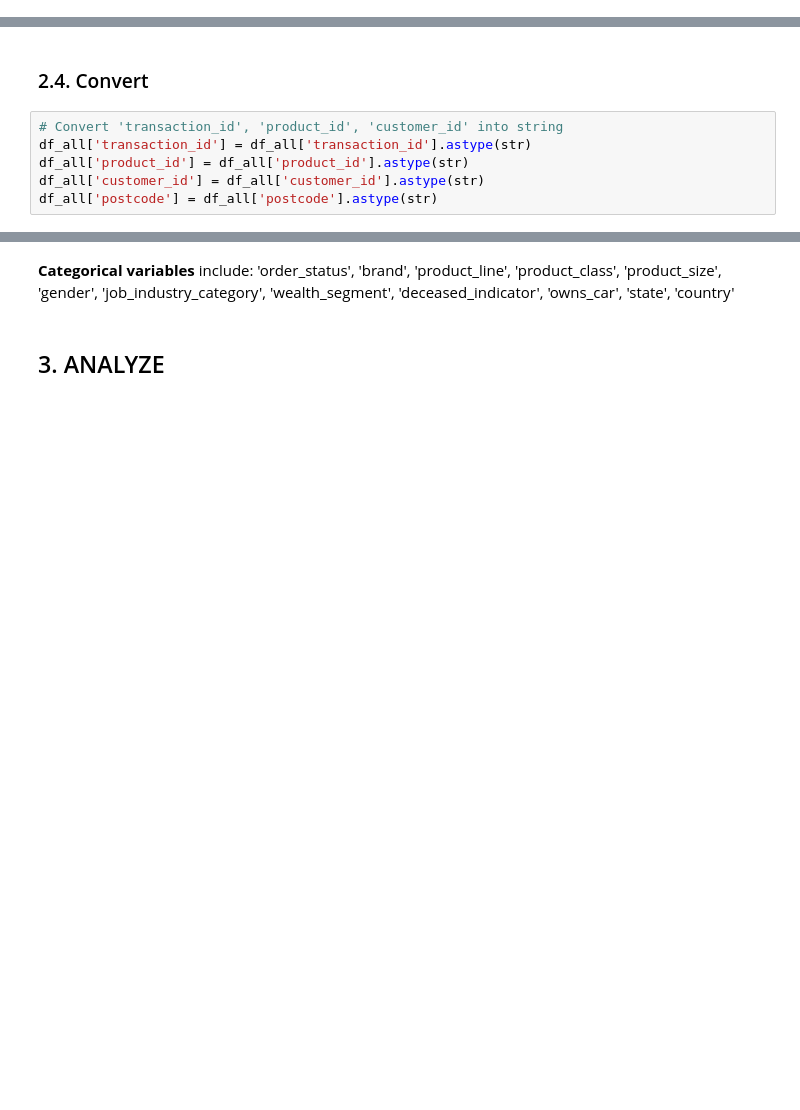
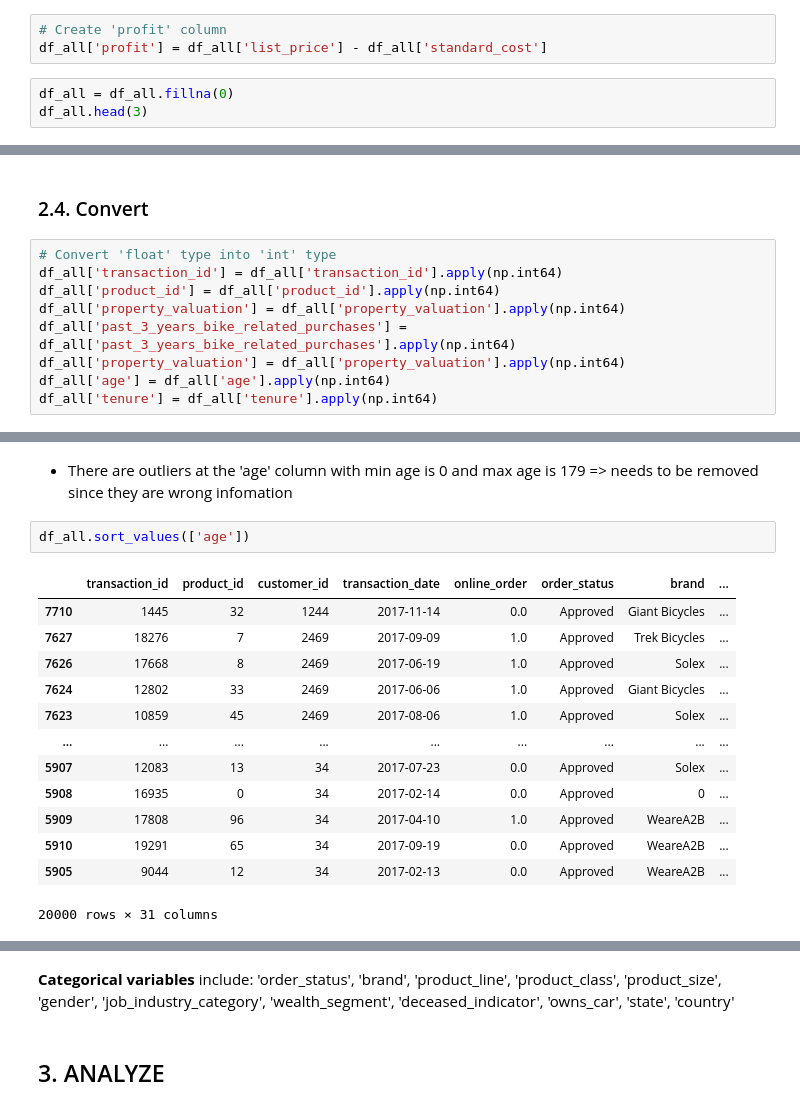
Before and after one commit to vynguyen293/KPMG-Data-Analytics, a Jupyter notebook: KPMG-Data-Analytics-about-Sprocket-Central-Pty-Ltd..ipynb, the cells around one changed output, grey strips where cells are left out. Drawn from its saved outputs; the diff is of its cells as text; blank space fills up the shorter version.

```diff
--- a/KPMG-Data-Analytics-about-Sprocket-Central-Pty-Ltd..ipynb
+++ b/KPMG-Data-Analytics-about-Sprocket-Central-Pty-Ltd..ipynb
@@ -345,0 +354,6 @@ The table has 20000 rows and 30 columns.
+# %%
+# Create 'profit' column
+df_all['profit'] = df_all['list_price'] - df_all['standard_cost']
+# %%
+df_all = df_all.fillna(0)
+df_all.head(3)
@@ -378,8 +386,11 @@ df_all.describe().applymap(lambda x: f'{x:0.2f}')
 # %% [markdown]
 ### 2.4. Convert
-# %%
-# Convert 'transaction_id', 'product_id', 'customer_id' into string
-df_all['transaction_id'] = df_all['transaction_id'].astype(str)
-df_all['product_id'] = df_all['product_id'].astype(str)
-df_all['customer_id'] = df_all['customer_id'].astype(str)
-df_all['postcode'] = df_all['postcode'].astype(str)
+# %%
+# Convert 'float' type into 'int' type
+df_all['transaction_id'] = df_all['transaction_id'].apply(np.int64)
+df_all['product_id'] = df_all['product_id'].apply(np.int64)
+df_all['property_valuation'] = df_all['property_valuation'].apply(np.int64)
+df_all['past_3_years_bike_related_purchases'] = df_all['past_3_years_bike_related_purchases'].apply(np.int64)
+df_all['property_valuation'] = df_all['property_valuation'].apply(np.int64)
+df_all['age'] = df_all['age'].apply(np.int64)
+df_all['tenure'] = df_all['tenure'].apply(np.int64)
@@ -385,0 +409,18 @@ df_all['postcode'] = df_all['postcode'].astype(str)
+# %% [markdown]
+- There are outliers at the 'age' column with min age is 0 and max age is 179 => needs to be removed since they are wrong infomation
+# %%
+df_all.sort_values(['age'])
+# %% [output]
+|  | transaction_id | product_id | customer_id | transaction_date | online_order | order_status | brand | ... |
+| 7710 | 1445 | 32 | 1244 | 2017-11-14 | 0.0 | Approved | Giant Bicycles | ... |
+| 7627 | 18276 | 7 | 2469 | 2017-09-09 | 1.0 | Approved | Trek Bicycles | ... |
+| 7626 | 17668 | 8 | 2469 | 2017-06-19 | 1.0 | Approved | Solex | ... |
+| 7624 | 12802 | 33 | 2469 | 2017-06-06 | 1.0 | Approved | Giant Bicycles | ... |
+| 7623 | 10859 | 45 | 2469 | 2017-08-06 | 1.0 | Approved | Solex | ... |
+| ... | ... | ... | ... | ... | ... | ... | ... | ... |
+| 5907 | 12083 | 13 | 34 | 2017-07-23 | 0.0 | Approved | Solex | ... |
+| 5908 | 16935 | 0 | 34 | 2017-02-14 | 0.0 | Approved | 0 | ... |
+| 5909 | 17808 | 96 | 34 | 2017-04-10 | 1.0 | Approved | WeareA2B | ... |
+| 5910 | 19291 | 65 | 34 | 2017-09-19 | 0.0 | Approved | WeareA2B | ... |
+| 5905 | 9044 | 12 | 34 | 2017-02-13 | 0.0 | Approved | WeareA2B | ... |
+20000 rows × 31 columns
```
Also changed, not shown: parts of 54 cells of this notebook.
